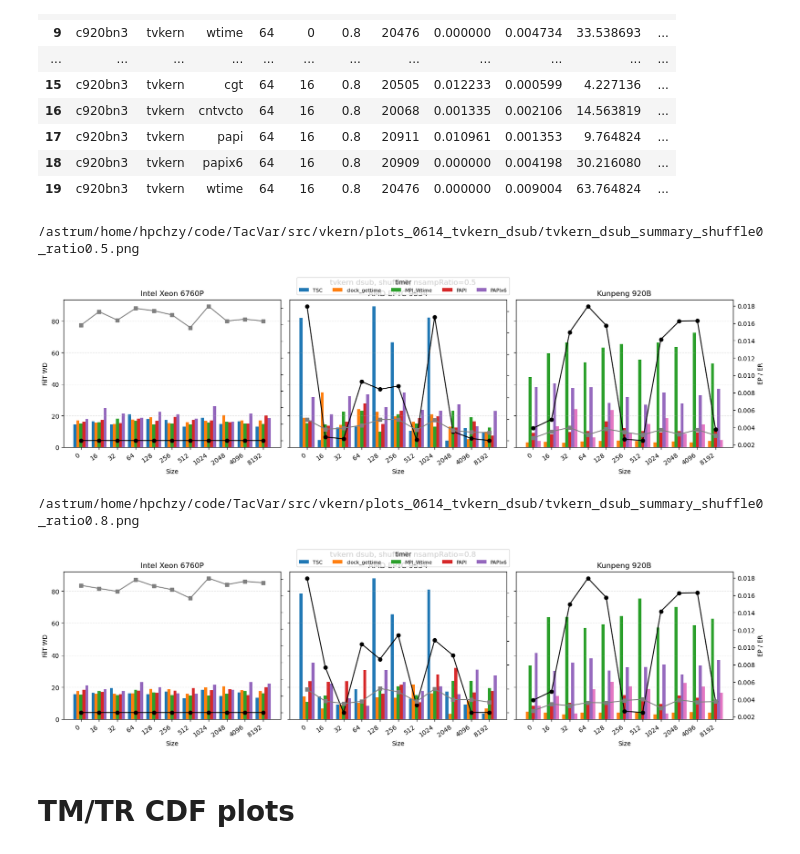
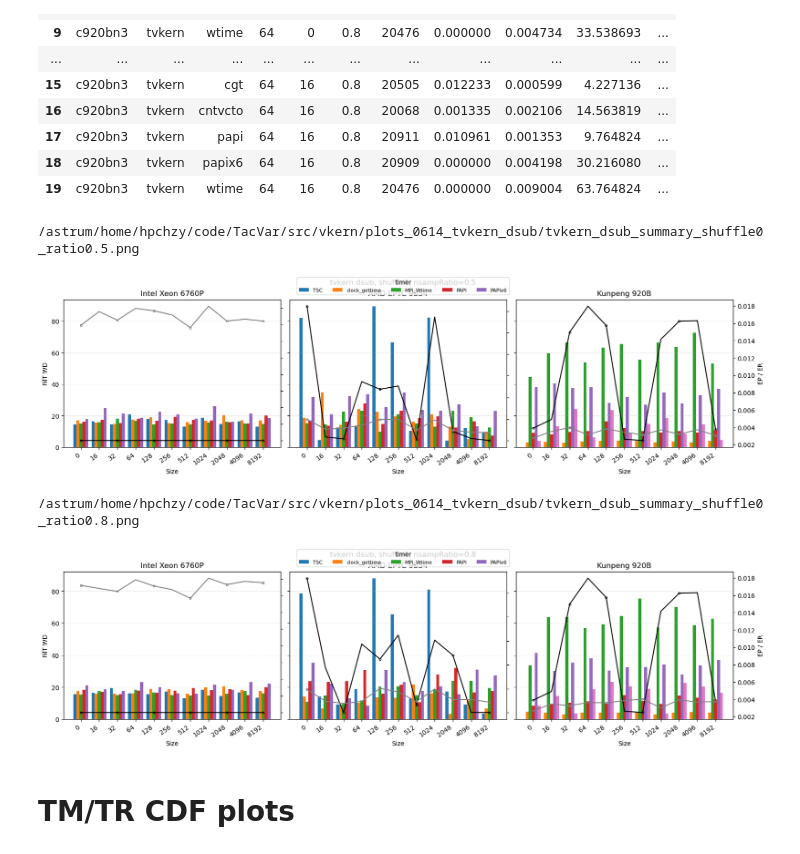
Before and after one commit to HunterHan/TacVar, a Jupyter notebook: src/vkern/plot_entry_filt.tvkern.0614.ipynb, the cells around one changed output. Cells and saved outputs as stored; diff of their text form; code cells hidden in the pictures.

```diff
--- a/src/vkern/plot_entry_filt.tvkern.0614.ipynb
+++ b/src/vkern/plot_entry_filt.tvkern.0614.ipynb
@@ -291,38 +291,38 @@ for ratio, ratio_df in df.groupby('ratio', sort=True):
             sub = host_df[host_df['timer'] == timer].set_index('size_str').reindex(size_order)
             offset = (i - (len(timers) - 1) / 2) * width
             ax1.bar(x + offset, sub[metric_bar], width=width, label=timer_label(timer), color=TIMER_COLORS.get(timer))
 
         ax1.set_title(HOST_LABELS.get(host, host))
         ax1.set_xlabel('Size')
         ax1.set_xticks(x)
         ax1.set_xticklabels(size_order, rotation=35, ha='right')
         ax1.grid(axis='y', linestyle='--', alpha=0.35)
         if ax1 is axes[0]:
             ax1.set_ylabel('FilT WD')
 
         ax2 = ax1.twinx()
         line_df = host_df.groupby('size_str', observed=True)[line_metrics].mean().reindex(size_order)
-        ax2.plot(x, line_df['ep'], marker='o', label='EP', color='black')
-        ax2.plot(x, line_df['er'], marker='s', label='ER', color='gray')
+        ax2.plot(x, line_df['ep'], marker='o', markevery=2, markersize=3.2, markerfacecolor='none', markeredgewidth=0.8, label='EP', color='black')
+        ax2.plot(x, line_df['er'], marker='s', markevery=2, markersize=3.2, markerfacecolor='none', markeredgewidth=0.8, label='ER', color='gray')
         if ax1 is axes[-1]:
             ax2.set_ylabel('EP / ER')
         else:
             ax2.set_yticklabels([])
 
     handles, labels = axes[0].get_legend_handles_labels()
     fig.legend(handles, labels, title='timer', ncol=min(6, max(1, len(labels))), fontsize=8, loc='upper center')
     fig.suptitle(f'tvkern dsub, {SHUFFLE_SELECT}, nsampRatio={ratio:g}', y=1.05)
 
     if SAVE_FIG:
         out = OUT_DIR / f'tvkern_dsub_summary_{SHUFFLE_SELECT}_ratio{ratio:g}.png'
         fig.savefig(out, dpi=220, bbox_inches='tight')
         print(out)
     plt.show()
 # %% [output]
 /astrum/home/hpchzy/code/TacVar/src/vkern/plots_0614_tvkern_dsub/tvkern_dsub_summary_shuffle0_ratio0.5.png
-[figure, old version]
+[figure, new version]
 /astrum/home/hpchzy/code/TacVar/src/vkern/plots_0614_tvkern_dsub/tvkern_dsub_summary_shuffle0_ratio0.8.png
-[figure, old version]
+[figure, new version]
 # %% [markdown]
 # TM/TR CDF plots
 # %%
```
Also changed, not shown: parts of 1 cell of this notebook, 14 other files.
